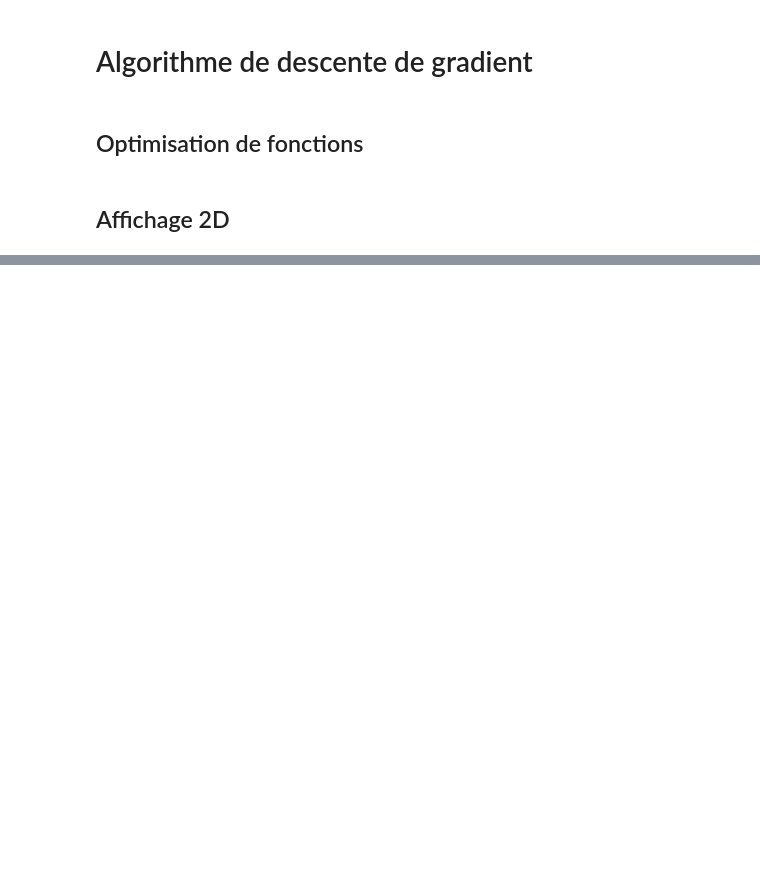
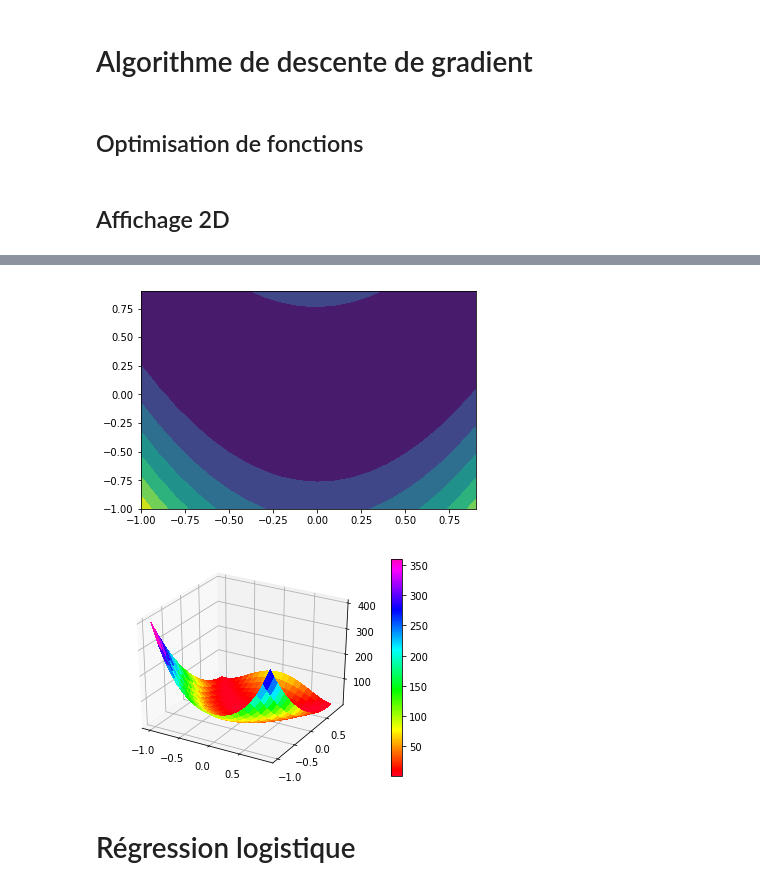
Before and after one commit to ykrmm/ARF, a Jupyter notebook: tme/tme3/tme3.ipynb, the cells around one changed output, grey strips where cells are left out. Cells and saved outputs as stored; diff of their text form; code cells hidden in the pictures; blank space fills up the shorter version.

```diff
--- a/tme/tme3/tme3.ipynb
+++ b/tme/tme3/tme3.ipynb
@@ -92,0 +92,20 @@ affiche1(logx,dlogx,1,0.01,100)
+# %%
+## Grille de discretisation
+grid , xx , yy = make_grid(xmin=-1,xmax=1,ymin=-1,ymax=1)
+t = np.array([rosenBrock(c[0],c[1]) for c in grid]).reshape(xx.shape)
+## Affichage 2D
+plt.contourf(xx,yy,t)
+fig = plt.figure()
+## construction d’un referentiel 3d
+ax = fig.gca( projection='3d')
+surf = ax.plot_surface(xx,yy,t,rstride=1,cstride=1,\
+cmap=cm.gist_rainbow,linewidth=0,antialiased=False)
+fig.colorbar(surf)
+#x_histo = np.array([drosenBrock(c[0],c[1]) for c in grid])
+#ax.plot(x_histo[:,0],x_histo[:,1],f_histo.ravel(),color='black')
+plt.show()
+# %% [output]
+[figure, added]
+[figure, added]
+# %% [markdown]
+# Régression logistique
```
Also changed, not shown: parts of 8 cells of this notebook.
